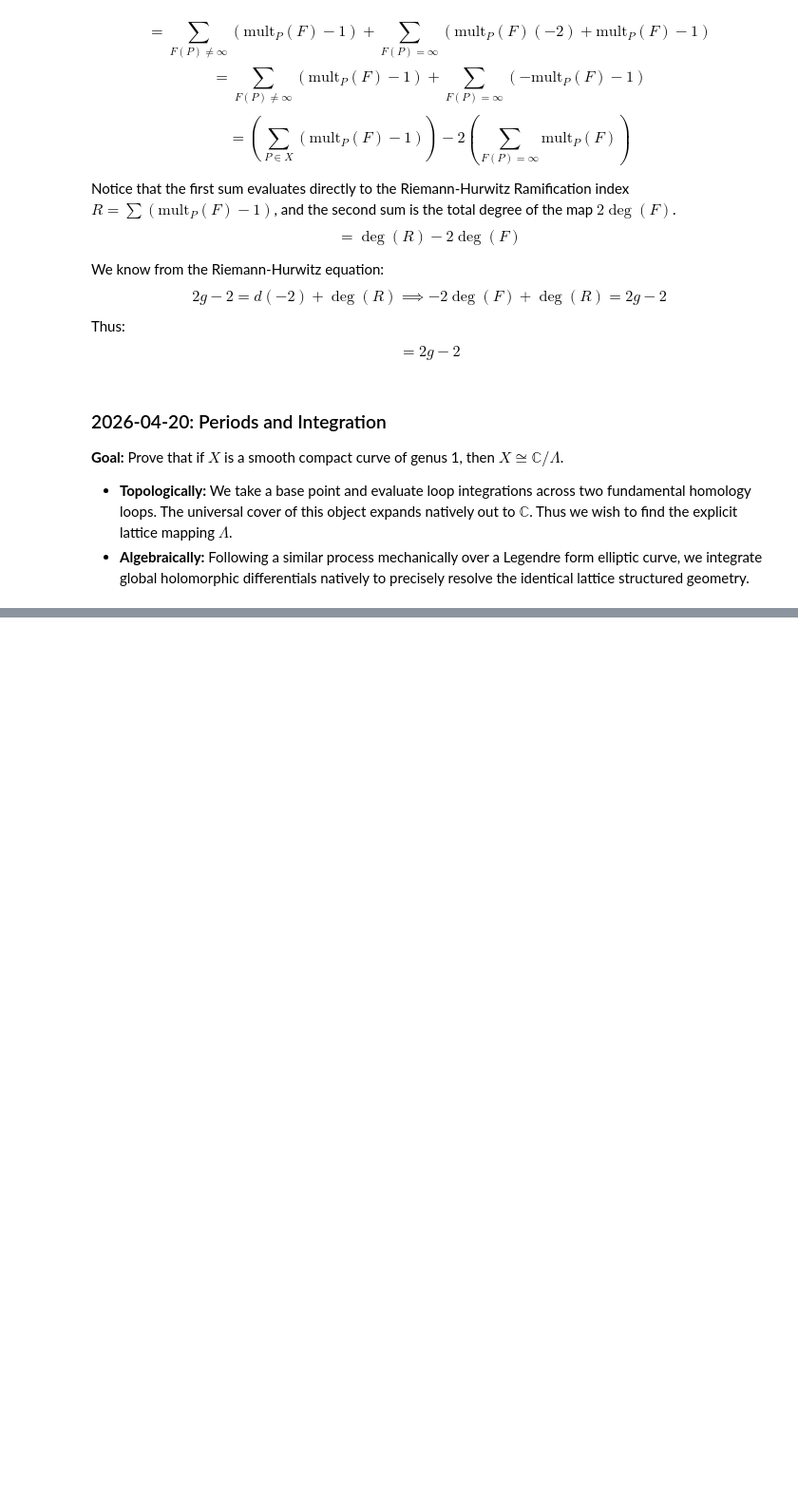
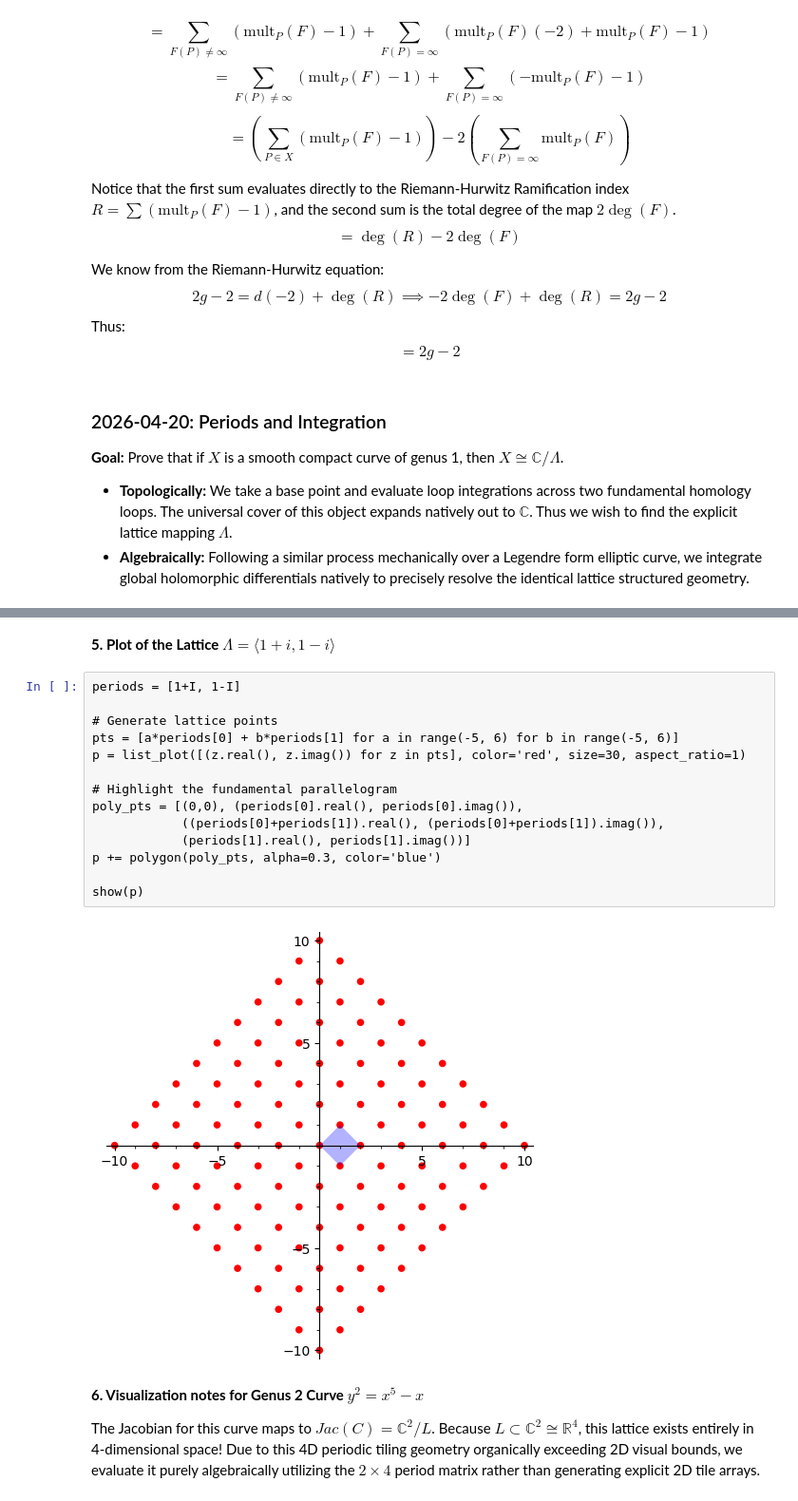
Before and after one commit to irojasr/Math, a Jupyter notebook: 605C/JupyterWorkspaces/DifferentialForms.ipynb, the cells around one changed output, grey strips where cells are left out. Shown at 95% size. Saved outputs shown, nothing was run; the diff lists cells and outputs as text; blank space fills up the shorter version.

```diff
--- a/605C/JupyterWorkspaces/DifferentialForms.ipynb
+++ b/605C/JupyterWorkspaces/DifferentialForms.ipynb
@@ -374,0 +493,22 @@ $$= 2g - 2$$
+# %% [markdown]
+**5. Plot of the Lattice $\Lambda = \langle 1+i, 1-i \rangle$**
+# %%
+periods = [1+I, 1-I]
+
+# Generate lattice points
+pts = [a*periods[0] + b*periods[1] for a in range(-5, 6) for b in range(-5, 6)]
+p = list_plot([(z.real(), z.imag()) for z in pts], color='red', size=30, aspect_ratio=1)
+
+# Highlight the fundamental parallelogram
+poly_pts = [(0,0), (periods[0].real(), periods[0].imag()),
+            ((periods[0]+periods[1]).real(), (periods[0]+periods[1]).imag()),
+            (periods[1].real(), periods[1].imag())]
+p += polygon(poly_pts, alpha=0.3, color='blue')
+
+show(p)
+# %% [output]
+[figure, added]
+# %% [markdown]
+**6. Visualization notes for Genus 2 Curve $y^2 = x^5 - x$**
+
+The Jacobian for this curve maps to $Jac(C) = \mathbb{C}^2 / L$. Because $L \subset \mathbb{C}^2 \cong \mathbb{R}^4$, this lattice exists entirely in 4-dimensional space! Due to this 4D periodic tiling geometry organically exceeding 2D visual bounds, we evaluate it purely algebraically utilizing the $2\times 4$ period matrix rather than generating explicit 2D tile arrays.
```
Also changed, not shown: parts of 20 cells of this notebook, 8 other files.
